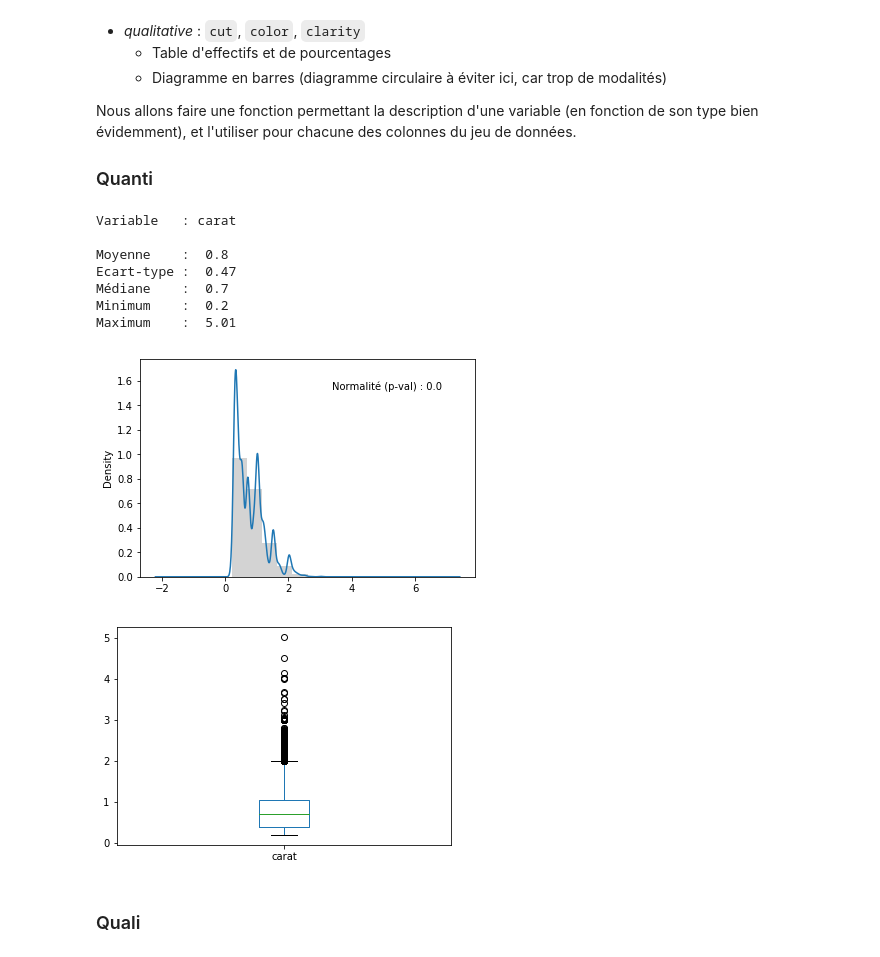
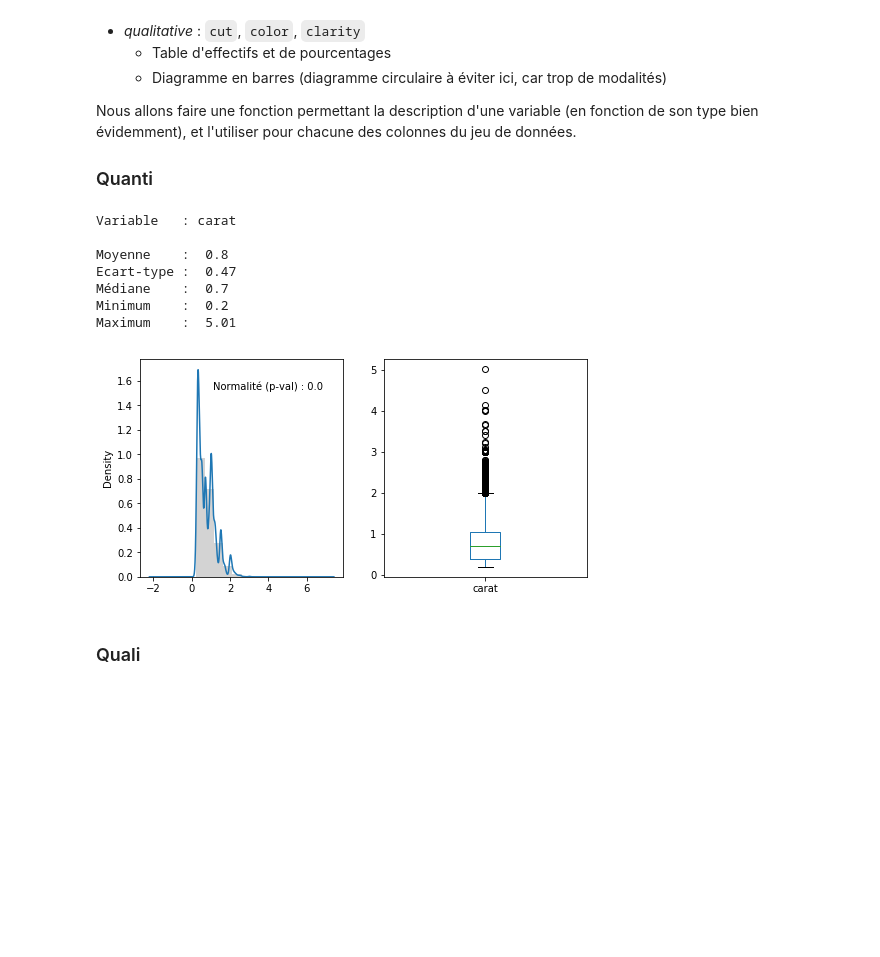
Before and after one commit to fxjollois/cours-2018-2019, a Jupyter notebook: m1-add-massives/seance2-correction.ipynb, the cells around one changed output. Drawn from its saved outputs; the diff is of its cells as text; code cells hidden in the pictures; blank space fills up the shorter version.

```diff
--- a/m1-add-massives/seance2-correction.ipynb
+++ b/m1-add-massives/seance2-correction.ipynb
@@ -61,40 +61,40 @@ def descQuanti(var):
     x = diamonds[var]
     # affichage des différentes informations demandées
     print("Variable   :", var, "\n")
     print("Moyenne    : ", numpy.mean(x).round(2))
     print("Ecart-type : ", numpy.std(x).round(2))
     print("Médiane    : ", numpy.median(x).round(2))
     print("Minimum    : ", numpy.min(x).round(2))
     print("Maximum    : ", numpy.max(x).round(2))
+    # création d'un graphique avec 2 zones
+    fig, (ax1, ax2) = matplotlib.pyplot.subplots(nrows=1, ncols=2, figsize=(8, 4))
     # création de l'histogramme avec la densité
-    h = x.plot(kind = "hist", normed = True, color = "lightgrey")
-    x.plot(kind = "kde")
+    h = x.plot(kind = "hist", normed = True, color = "lightgrey", ax = ax1)
+    x.plot(kind = "kde", ax = ax1)
     # on y ajoute la p-value du test de normalité
     t = scipy.stats.normaltest(x)
     matplotlib.pyplot.text(.9, .9, "Normalité (p-val) : " + str(t.pvalue),
                            horizontalalignment='right',
                            verticalalignment='top',
                            transform = h.transAxes)
-    # création d'une nouvelle figure pour pas les avoir sur la même
-    matplotlib.pyplot.figure()
     # création de la boîte à moustache
-    diamonds.boxplot(column = var, grid = False)
+    color = {'boxes': 'DarkGreen', 'whiskers': 'DarkOrange', 'medians': 'DarkBlue', 'caps': 'Gray'}
+    diamonds.boxplot(column = var, grid = False, ax = ax2)
 
 # on lance sur la variable 'carat'
 descQuanti("carat")
 # à faire sur les autres variables
 # descQuanti("depth")
 # ...
 # %% [output]
 Variable   : carat
 
 Moyenne    :  0.8
 Ecart-type :  0.47
 Médiane    :  0.7
 Minimum    :  0.2
 Maximum    :  5.01
-[figure, old version]
+[figure, new version]
-[figure, removed]
 # %% [markdown]
 ### Quali
 # %%
```
Also changed, not shown: 1 other file.
